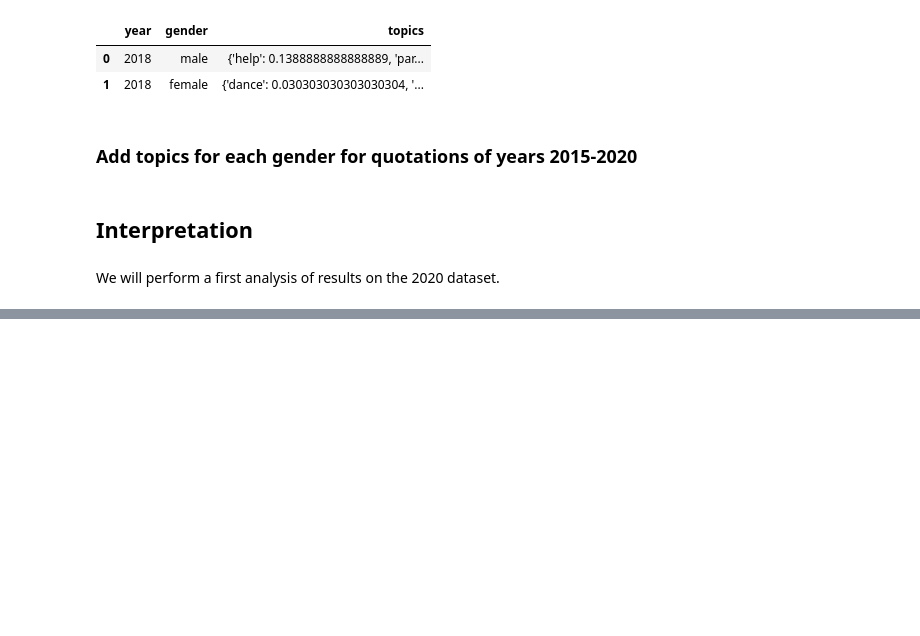
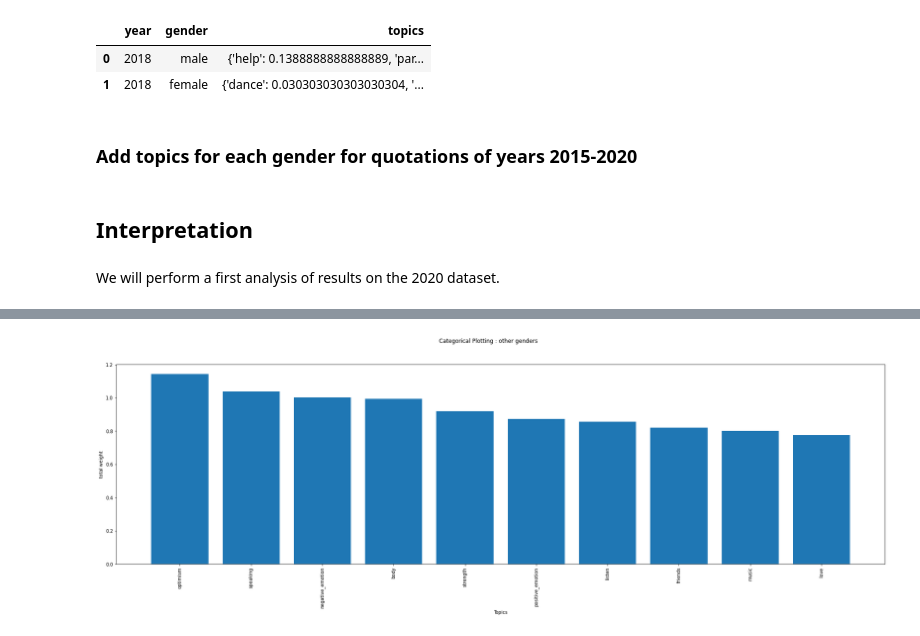
Before and after one commit to epfl-ada/ada-2021-project-palomamo, a Jupyter notebook: gender_topics.ipynb, the cells around one changed output, grey strips where cells are left out. Cells and saved outputs as stored; diff of their text form; code cells hidden in the pictures; blank space fills up the shorter version.

```diff
--- a/gender_topics.ipynb
+++ b/gender_topics.ipynb
@@ -339,0 +261,5 @@ ax = sns.catplot(x='topic', y="count", data=topics_counts_df.head())
+# %%
+n_most_others_2020 = get_n_most_cited(dict_topics_others_2020, 10)
+categorical_plot(n_most_others_2020, 'other genders')
+# %% [output]
+[figure, added]
```
Also changed, not shown: parts of 44 cells of this notebook.
